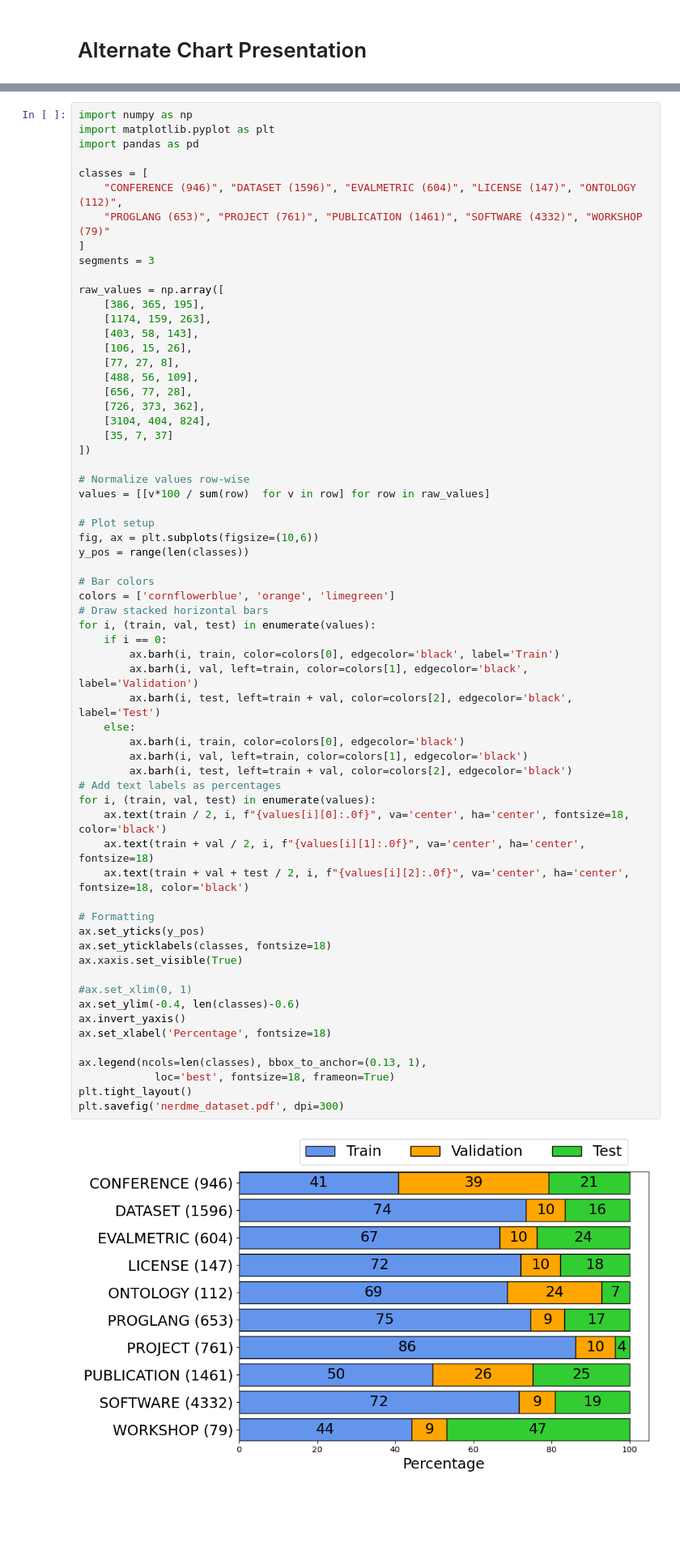
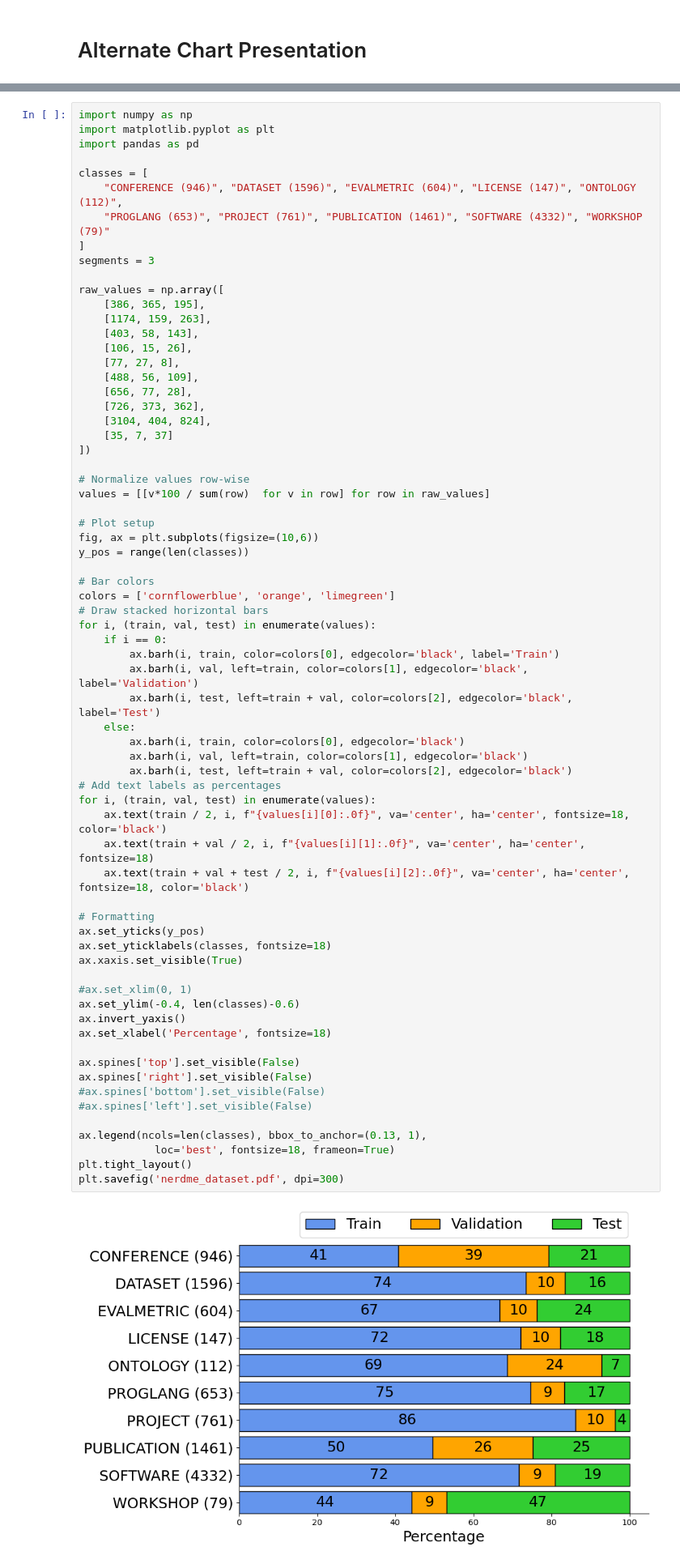
Before and after one commit to chenzongxiong/readme2kg-exp, a Jupyter notebook: dataset-stats.ipynb, the cells around one changed output, grey strips where cells are left out. Shown at 81% size. Saved outputs shown, nothing was run; the diff lists cells and outputs as text; blank space fills up the shorter version.

Commit message:
hide spines

```diff
--- a/dataset-stats.ipynb
+++ b/dataset-stats.ipynb
@@ -403,34 +403,39 @@ colors = ['cornflowerblue', 'orange', 'limegreen']
 for i, (train, val, test) in enumerate(values):
     if i == 0:
         ax.barh(i, train, color=colors[0], edgecolor='black', label='Train')
         ax.barh(i, val, left=train, color=colors[1], edgecolor='black', label='Validation')
         ax.barh(i, test, left=train + val, color=colors[2], edgecolor='black', label='Test')
     else:
         ax.barh(i, train, color=colors[0], edgecolor='black')
         ax.barh(i, val, left=train, color=colors[1], edgecolor='black')
         ax.barh(i, test, left=train + val, color=colors[2], edgecolor='black')
 # Add text labels as percentages
 for i, (train, val, test) in enumerate(values):
     ax.text(train / 2, i, f"{values[i][0]:.0f}", va='center', ha='center', fontsize=18, color='black')
     ax.text(train + val / 2, i, f"{values[i][1]:.0f}", va='center', ha='center', fontsize=18)
     ax.text(train + val + test / 2, i, f"{values[i][2]:.0f}", va='center', ha='center', fontsize=18, color='black')
 
 # Formatting
 ax.set_yticks(y_pos)
 ax.set_yticklabels(classes, fontsize=18)
 ax.xaxis.set_visible(True)
 
 #ax.set_xlim(0, 1)
 ax.set_ylim(-0.4, len(classes)-0.6)
 ax.invert_yaxis()
 ax.set_xlabel('Percentage', fontsize=18)
 
+ax.spines['top'].set_visible(False)
+ax.spines['right'].set_visible(False)
+#ax.spines['bottom'].set_visible(False)
+#ax.spines['left'].set_visible(False)
+
 ax.legend(ncols=len(classes), bbox_to_anchor=(0.13, 1),
             loc='best', fontsize=18, frameon=True)
 plt.tight_layout()
 plt.savefig('nerdme_dataset.pdf', dpi=300)
 # %% [output]
-[figure, old version]
+[figure, new version]
 # %% [markdown]
 # Check Generated content difference
 # %%
```
Also changed, not shown: 1 other file.
